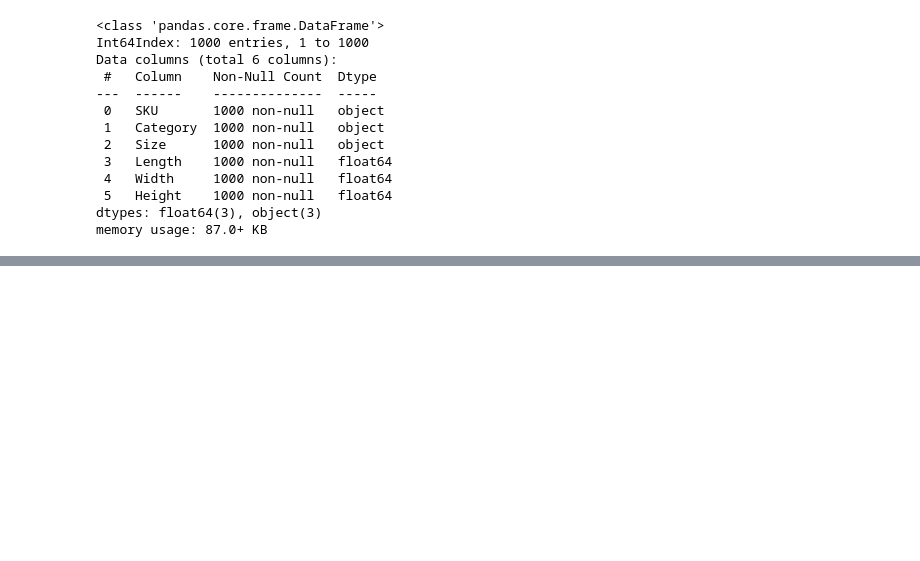
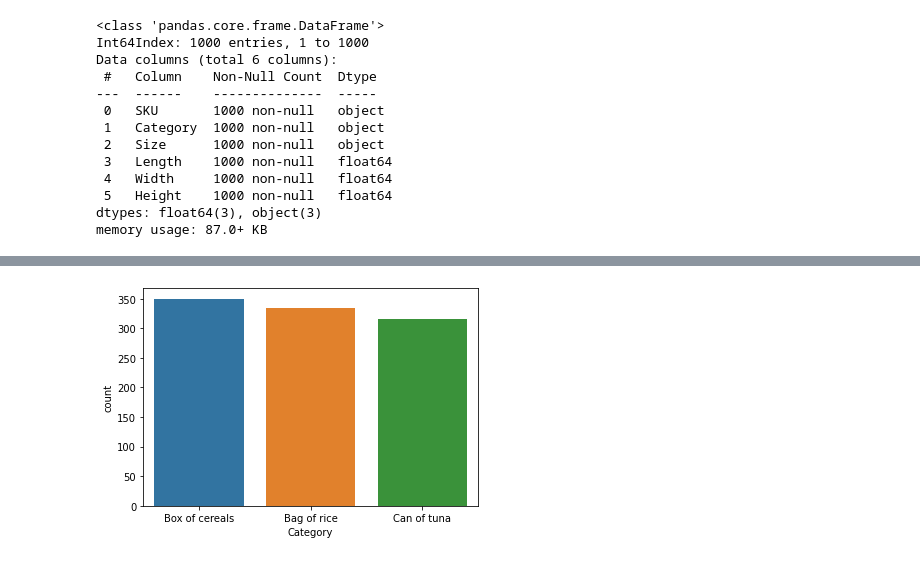
Before and after one commit to LarsTinnefeld/random-operations-generator, a Jupyter notebook: random_generators.ipynb, the cells around one changed output, grey strips where cells are left out. Cells and saved outputs as stored; diff of their text form; code cells hidden in the pictures; blank space fills up the shorter version.

```diff
--- a/random_generators.ipynb
+++ b/random_generators.ipynb
@@ -154,0 +155,4 @@ df_sku_sample.describe()
+# %%
+sns.countplot(df_skus_food['Category']);
+# %% [output]
+[figure, added]
```
Also changed, not shown: parts of 14 cells of this notebook, 1 other file.
